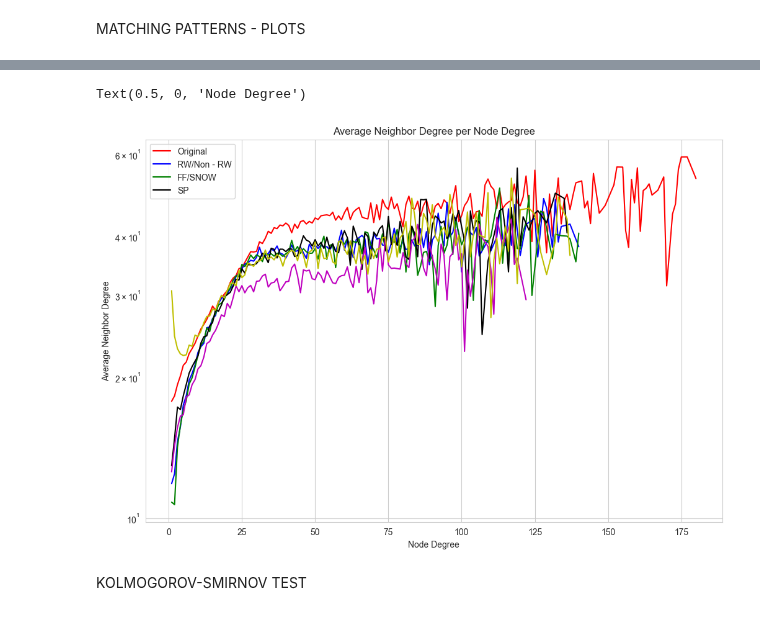
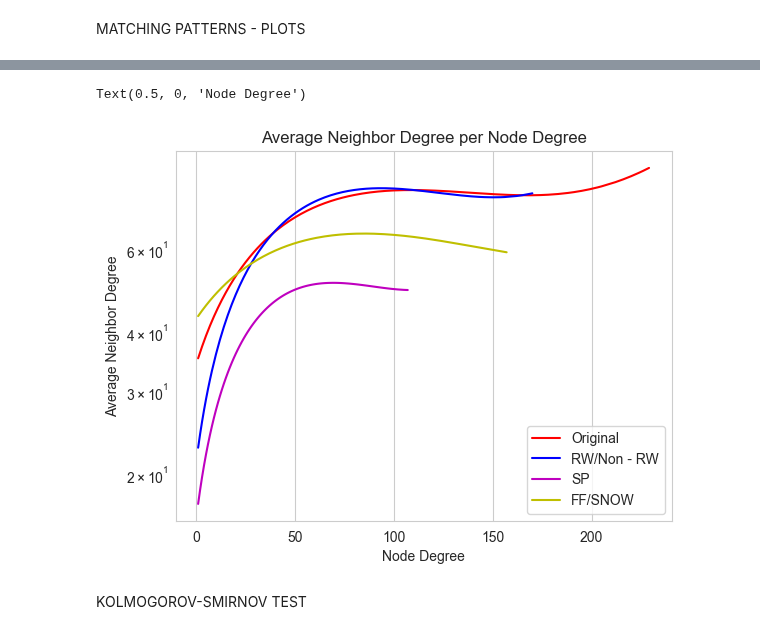
Before and after one commit to kyriakosar/Sampling-from-Networks, a Jupyter notebook: facebook_dataset.ipynb, the cells around one changed output, grey strips where cells are left out. Saved outputs shown, nothing was run; the diff lists cells and outputs as text; code cells hidden in the pictures.

```diff
--- a/facebook_dataset.ipynb
+++ b/facebook_dataset.ipynb
@@ -18,7 +18,7 @@ GRAPH READER
 ts = time.time()
 from littleballoffur.data_reader import GraphReader
 
-reader = GraphReader('HR')
+reader = GraphReader('facebook')
 
 graph = reader.get_graph()
 time.time() - ts
@@ -57,7 +57,7 @@ ts = time.time()
 
 from littleballoffur.exploration_sampling import NonBackTrackingRandomWalkSampler
 
-sampler = NonBackTrackingRandomWalkSampler(20000)
+sampler = NonBackTrackingRandomWalkSampler(4494)
 
 nrw_graph = sampler.sample(graph)
 
@@ -95,7 +95,7 @@ ts = time.time()
 
 from littleballoffur.exploration_sampling import ShortestPathSampler
 
-sampler = ShortestPathSampler(20000)
+sampler = ShortestPathSampler(4494)
 
 sp_graph = sampler.sample(graph)
 
@@ -114,7 +114,7 @@ ts = time.time()
 
 from littleballoffur.exploration_sampling import SnowBallSampler
 
-sampler = SnowBallSampler(20000)
+sampler = SnowBallSampler(4494)
 
 snow_graph = sampler.sample(graph)
 
@@ -492,22 +492,46 @@ time.time() - ts
 # %%
-plt.figure(figsize=(12, 8))
+# plt.figure(figsize=(12, 8))
 
-plt.plot(degrees, neighbor_list, color='red')
-plt.plot(degrees1, neighbor_list1, color='blue')
-plt.plot(degrees2, neighbor_list2, color='green')
-plt.plot(degrees3,neighbor_list3,color='black' )
-plt.plot(degrees4,neighbor_list4,'m-',)
-plt.plot(degrees5,neighbor_list5, 'y-')
+# plt.plot(degrees, neighbor_list, color='red')
+# plt.plot(degrees1, neighbor_list1, color='blue')
+# # plt.plot(degrees2, neighbor_list2, color='green')
+# plt.plot(degrees3,neighbor_list3,color='black' )
+# # plt.plot(degrees4,neighbor_list4,'m-',)
+# plt.plot(degrees5,neighbor_list5, 'y-')
 
-plt.legend(['Original','RW/Non - RW','FF/SNOW','SP'])
+z = np.polyfit(degrees, neighbor_list,3)
+p = np.poly1d(z)
+plt.plot(degrees,p(degrees),"r")
+
+# z = np.polyfit(degrees1, neighbor_list1,2)
+# p = np.poly1d(z)
+# plt.plot(degrees1,p(degrees1),"black")
+
+z = np.polyfit(degrees2, neighbor_list2,3)
+p = np.poly1d(z)
+plt.plot(degrees2,p(degrees2),"blue")
+
+# z = np.polyfit(degrees3, neighbor_list3,2)
+# p = np.poly1d(z)
+# plt.plot(degrees3,p(degrees3),"g")
+
+z = np.polyfit(degrees4, neighbor_list4,3)
+p = np.poly1d(z)
+plt.plot(degrees4,p(degrees4),"m")
+
+z = np.polyfit(degrees5, neighbor_list5,3)
+p = np.poly1d(z)
+plt.plot(degrees5,p(degrees5),"y")
+
+plt.legend(['Original','RW/Non - RW', 'SP', 'FF/SNOW'])
 plt.title("Average Neighbor Degree per Node Degree")
 plt.ylabel("Average Neighbor Degree")
 # plt.xscale('log')
 plt.yscale('log')
 plt.xlabel("Node Degree")
 # %% [output]
 Text(0.5, 0, 'Node Degree')
-[figure, old version]
+[figure, new version]
 # %% [markdown]
 KOLMOGOROV-SMIRNOV TEST
 # %% [markdown]
```
Also changed, not shown: parts of 19 cells of this notebook, 4 other files.
